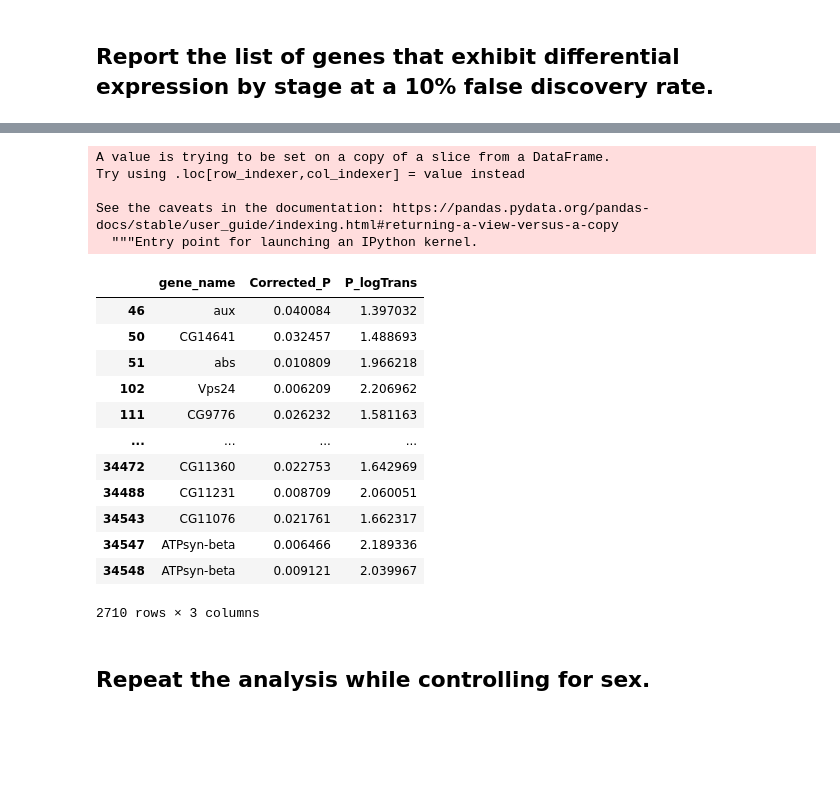
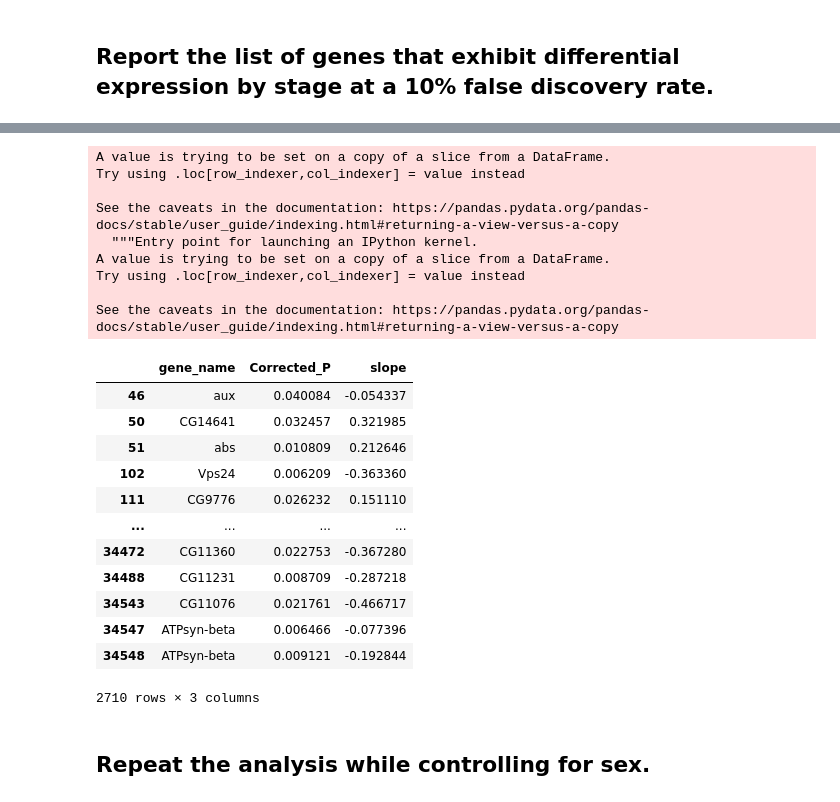
Before and after one commit to Andymao1998/qbb2021-answers, a Jupyter notebook: week9_hw/Week9_HW.ipynb, the cells around one changed output, grey strips where cells are left out. Cells and saved outputs as stored; diff of their text form; code cells hidden in the pictures; blank space fills up the shorter version.

```diff
--- a/week9_hw/Week9_HW.ipynb
+++ b/week9_hw/Week9_HW.ipynb
@@ -165,9 +165,11 @@ FPKM_filter_stage
 8289 rows × 16 columns
 # %%
 pvalues_all = []
+coef_all = []
 X = np.array(FPKM_filter_stage.columns, int).reshape(-1,1)
 X = sm.add_constant(X)
 for i in range(0, 8289):
     Y = np.array(FPKM_filter_stage.iloc[i])
     model = sm.OLS(Y, X).fit()
     pvalues_all.append(model.pvalues)
+    coef_all.append(model.params[1])
@@ -207,27 +229,30 @@ FPKM_filter
 # %%
 FPKM_filter["Corrected_P"] = corrected_all
-FPKM_filter
-gene_list_all = FPKM_filter[FPKM_filter["Corrected_P"] < 0.05][["gene_name", "Corrected_P"]]
-gene_list_all["P_logTrans"] = -np.log10(gene_list_all["Corrected_P"])
+FPKM_filter["slope"] = coef_all
+gene_list_all = FPKM_filter[FPKM_filter["Corrected_P"] < 0.05][["gene_name", "Corrected_P", "slope"]]
 gene_list_all
 # %% [output]
 A value is trying to be set on a copy of a slice from a DataFrame.
 Try using .loc[row_indexer,col_indexer] = value instead
 
 See the caveats in the documentation: https://pandas.pydata.org/pandas-docs/stable/user_guide/indexing.html#returning-a-view-versus-a-copy
   """Entry point for launching an IPython kernel.
+A value is trying to be set on a copy of a slice from a DataFrame.
+Try using .loc[row_indexer,col_indexer] = value instead
+
+See the caveats in the documentation: https://pandas.pydata.org/pandas-docs/stable/user_guide/indexing.html#returning-a-view-versus-a-copy
-|  | gene_name | Corrected_P | P_logTrans |
-| 46 | aux | 0.040084 | 1.397032 |
-| 50 | CG14641 | 0.032457 | 1.488693 |
-| 51 | abs | 0.010809 | 1.966218 |
-| 102 | Vps24 | 0.006209 | 2.206962 |
-| 111 | CG9776 | 0.026232 | 1.581163 |
+|  | gene_name | Corrected_P | slope |
+| 46 | aux | 0.040084 | -0.054337 |
+| 50 | CG14641 | 0.032457 | 0.321985 |
+| 51 | abs | 0.010809 | 0.212646 |
+| 102 | Vps24 | 0.006209 | -0.363360 |
+| 111 | CG9776 | 0.026232 | 0.151110 |
 | ... | ... | ... | ... |
-| 34472 | CG11360 | 0.022753 | 1.642969 |
-| 34488 | CG11231 | 0.008709 | 2.060051 |
-| 34543 | CG11076 | 0.021761 | 1.662317 |
-| 34547 | ATPsyn-beta | 0.006466 | 2.189336 |
-| 34548 | ATPsyn-beta | 0.009121 | 2.039967 |
+| 34472 | CG11360 | 0.022753 | -0.367280 |
+| 34488 | CG11231 | 0.008709 | -0.287218 |
+| 34543 | CG11076 | 0.021761 | -0.466717 |
+| 34547 | ATPsyn-beta | 0.006466 | -0.077396 |
+| 34548 | ATPsyn-beta | 0.009121 | -0.192844 |
 2710 rows × 3 columns
 # %% [markdown]
 ## Repeat the analysis while controlling for sex.
```
Also changed, not shown: parts of 14 cells of this notebook.
